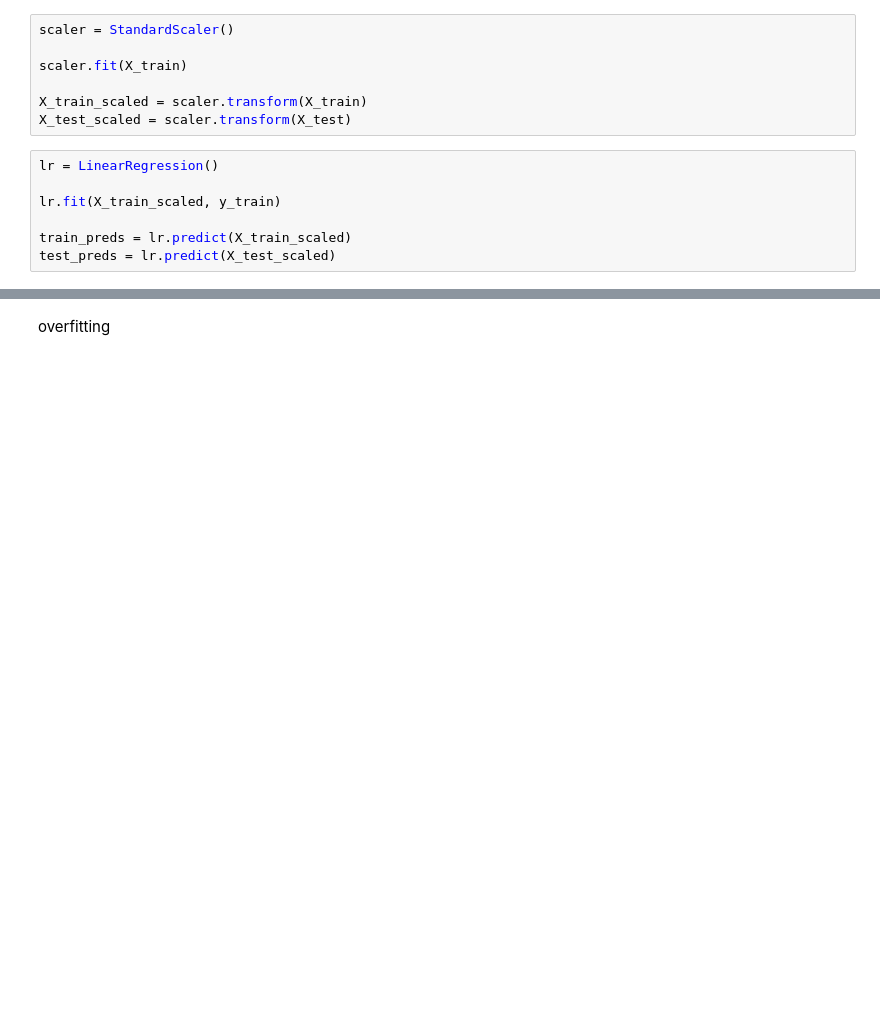
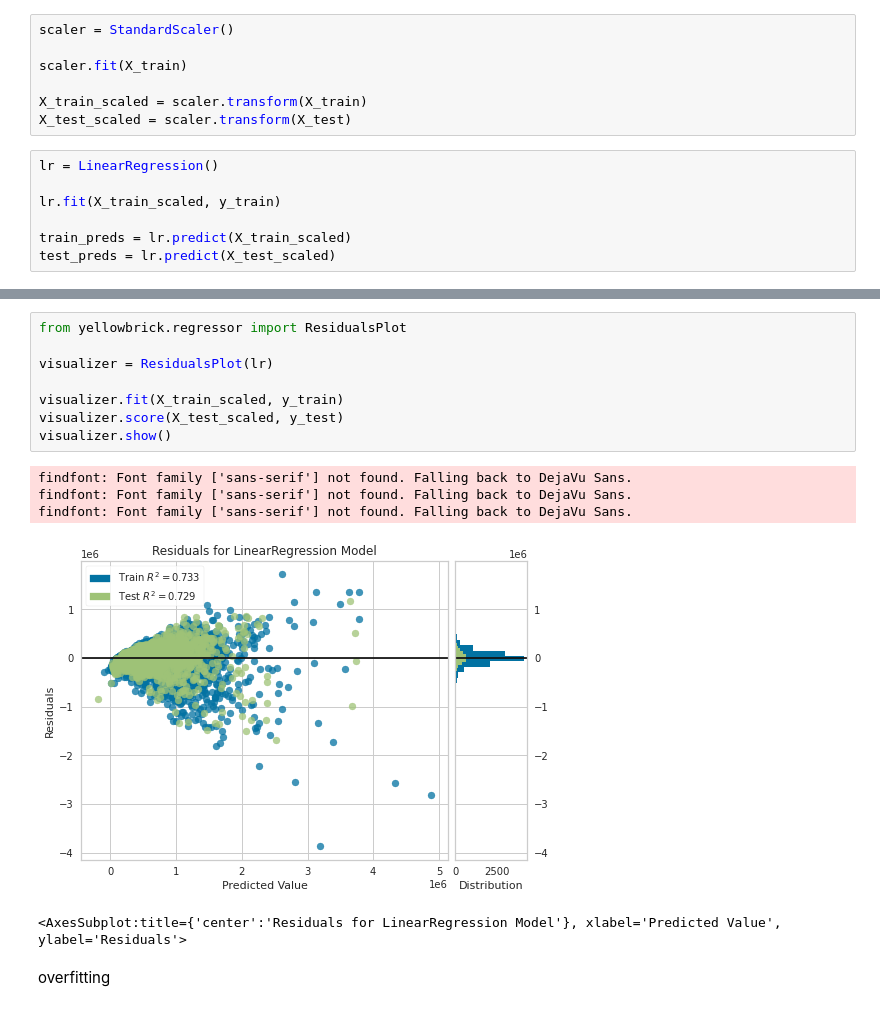
Before and after one commit to stone-ericm/Seattle-Housing-Prices-Exploration, a Jupyter notebook: Untitled.ipynb, the cells around one changed output, grey strips where cells are left out. Saved outputs shown, nothing was run; the diff lists cells and outputs as text; blank space fills up the shorter version.

Commit message:
more models, cross val

```diff
--- a/Untitled.ipynb
+++ b/Untitled.ipynb
@@ -495,3 +549,17 @@ Test R2 Score: 0.729
+# %%
+from yellowbrick.regressor import ResidualsPlot
+
+visualizer = ResidualsPlot(lr)
+
+visualizer.fit(X_train_scaled, y_train)
+visualizer.score(X_test_scaled, y_test)
+visualizer.show()
+# %% [output]
+findfont: Font family ['sans-serif'] not found. Falling back to DejaVu Sans.
+findfont: Font family ['sans-serif'] not found. Falling back to DejaVu Sans.
+findfont: Font family ['sans-serif'] not found. Falling back to DejaVu Sans.
+[figure, added]
+<AxesSubplot:title={'center':'Residuals for LinearRegression Model'}, xlabel='Predicted Value', ylabel='Residuals'>
 # %% [markdown]
 overfitting
 # %% [markdown]
```
Also changed, not shown: parts of 41 cells of this notebook.
